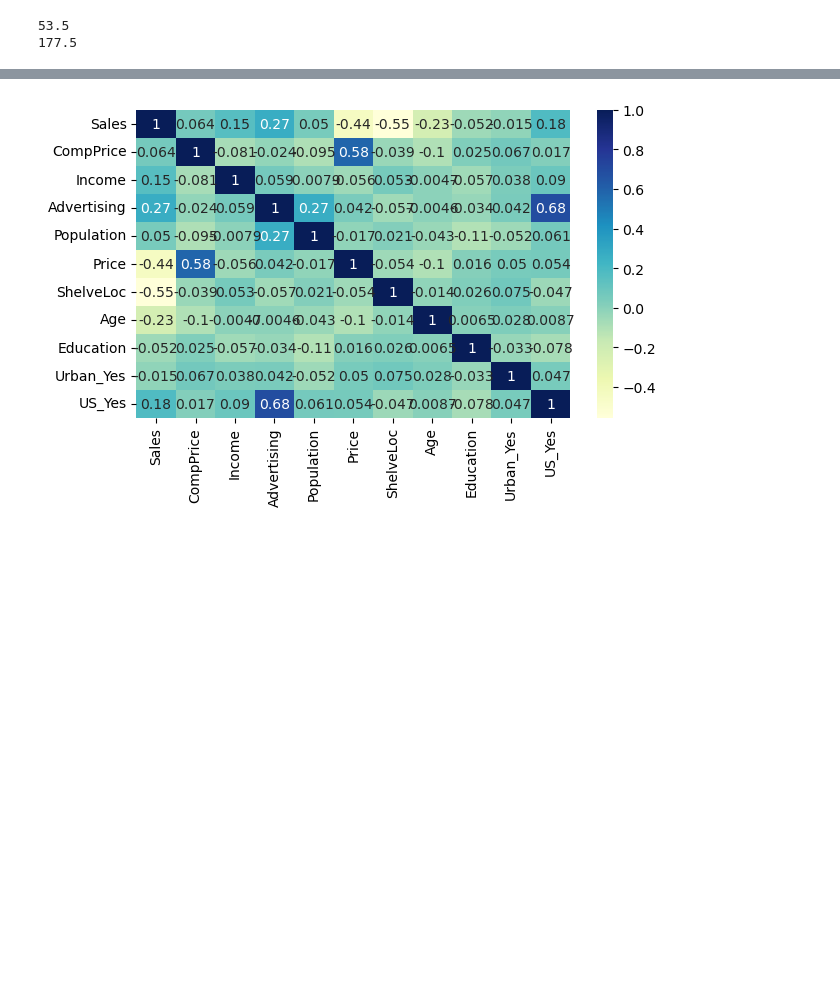
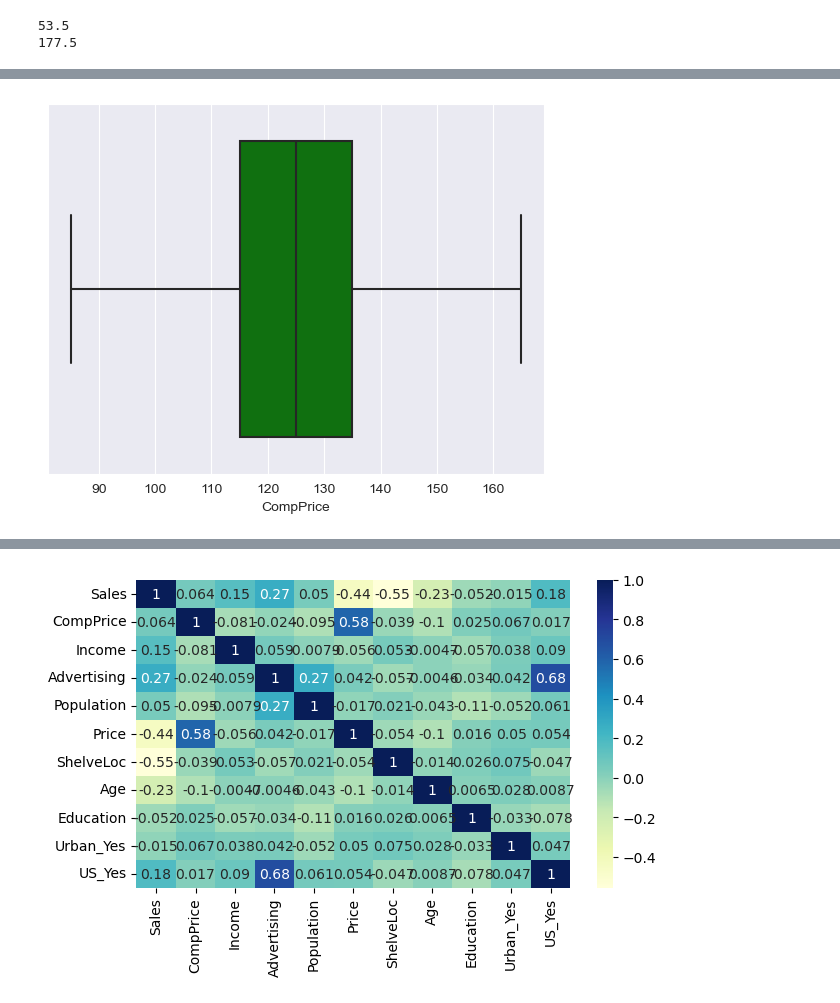
Before and after one commit to ananthu34/4902_Decision_Tree_ID3, a Jupyter notebook: Decision_Tree_Classification_ID3.ipynb, the cells around one changed output, grey strips where cells are left out. Saved outputs shown, nothing was run; the diff lists cells and outputs as text; code cells hidden in the pictures; blank space fills up the shorter version.

```diff
--- a/Decision_Tree_Classification_ID3.ipynb
+++ b/Decision_Tree_Classification_ID3.ipynb
@@ -248,0 +274,6 @@ plt.show()
+# %%
+#boxplot visualization of the Competition Price column
+sns.boxplot(company_data['CompPrice'],color = 'Green')
+plt.show()
+# %% [output]
+[figure, added]
```
Also changed, not shown: parts of 26 cells of this notebook.
